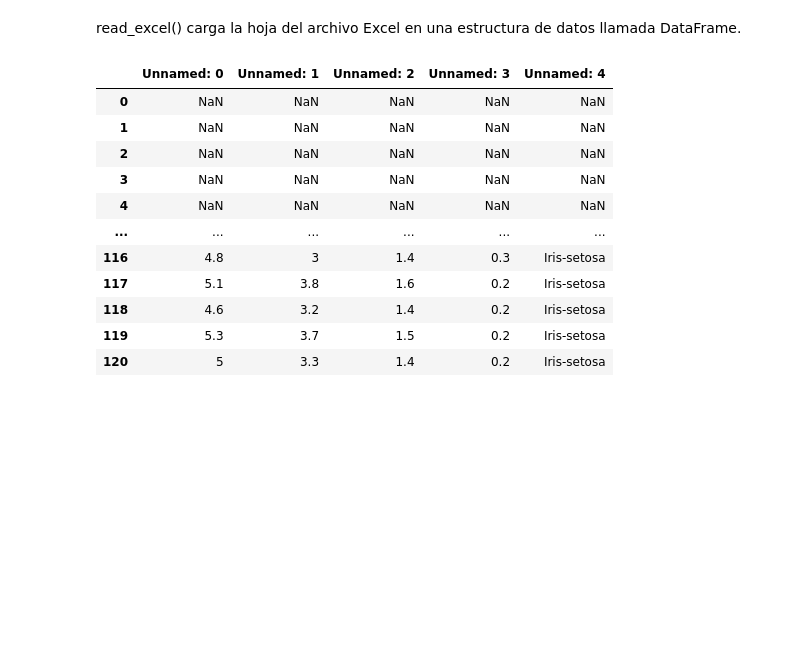
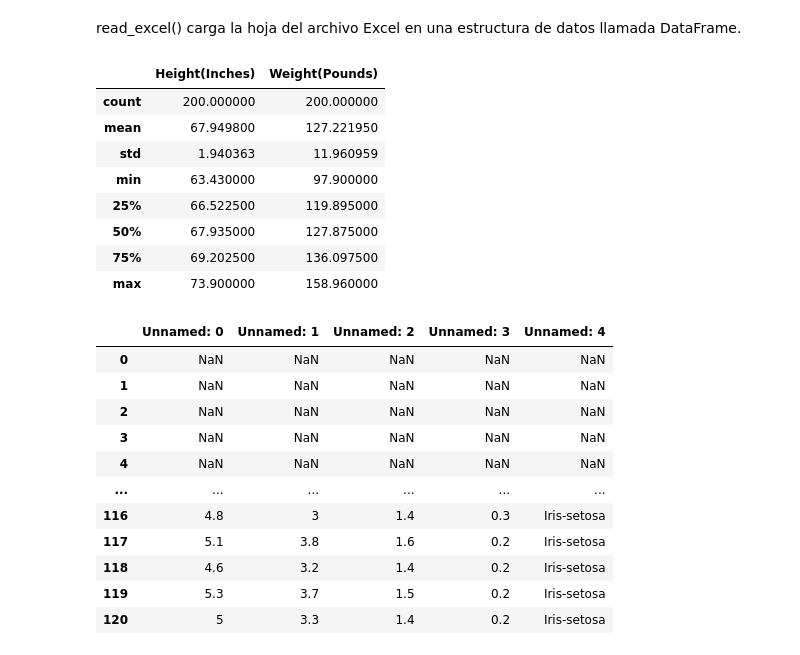
Before and after one commit to TamaraCucumides/DataScienceCourse, a Jupyter notebook: Unidad 3 - Procesamiento de datos/3.1 Pandas - introduccion y lectura de datos.ipynb, the cells around one changed output. Saved outputs shown, nothing was run; the diff lists cells and outputs as text; code cells hidden in the pictures; blank space fills up the shorter version.

```diff
--- a/Unidad 3 - Procesamiento de datos/3.1 Pandas - introduccion y lectura de datos.ipynb
+++ b/Unidad 3 - Procesamiento de datos/3.1 Pandas - introduccion y lectura de datos.ipynb
@@ -50,6 +77,18 @@ data_1
 200 rows × 2 columns
 # %% [markdown]
 read_excel() carga la hoja del archivo Excel en una estructura de datos llamada DataFrame.
+# %%
+data_1.describe()
+# %% [output]
+|  | Height(Inches) | Weight(Pounds) |
+| count | 200.000000 | 200.000000 |
+| mean | 67.949800 | 127.221950 |
+| std | 1.940363 | 11.960959 |
+| min | 63.430000 | 97.900000 |
+| 25% | 66.522500 | 119.895000 |
+| 50% | 67.935000 | 127.875000 |
+| 75% | 69.202500 | 136.097500 |
+| max | 73.900000 | 158.960000 |
 # %%
 data_2 = pd.read_excel("sample.xls", sheet_name="Hoja2")
 # %%
```
Also changed, not shown: parts of 15 cells of this notebook, 1 other file.
